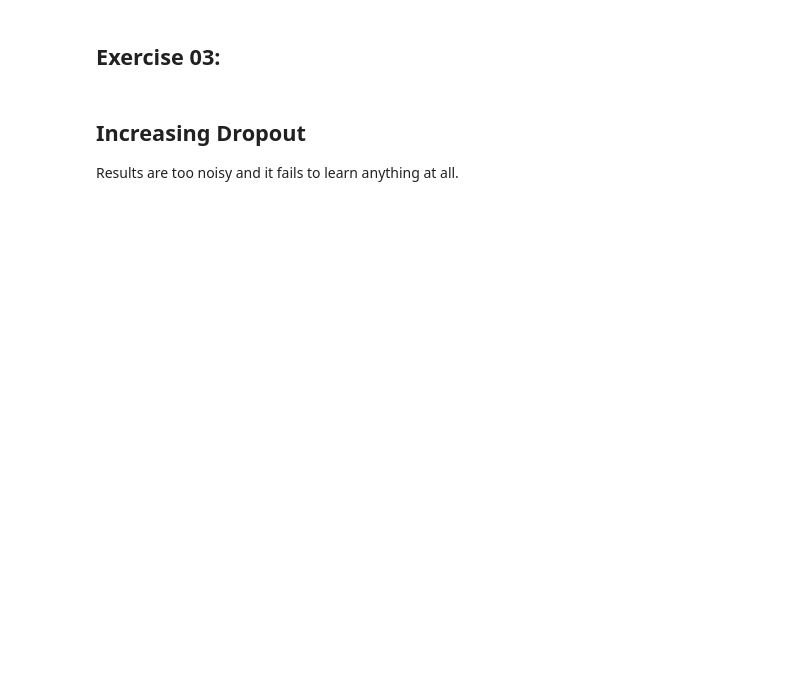
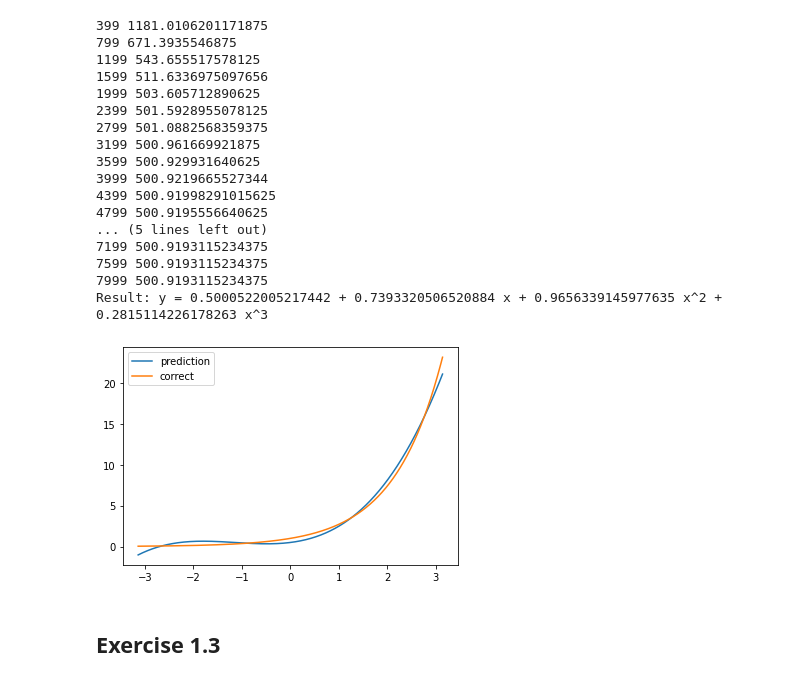
Before and after one commit to jonathanfrawley/machine_learning_course, a Jupyter notebook: exercises/exercises_01_answers.ipynb, the cells around one changed output. Saved outputs shown, nothing was run; the diff lists cells and outputs as text; code cells hidden in the pictures; blank space fills up the shorter version.

Commit message:
Draft of exercises and slides 1

```diff
--- a/exercises/exercises_01_answers.ipynb
+++ b/exercises/exercises_01_answers.ipynb
@@ -460,5 +107,63 @@ Images:
+# %%
+def polynomial_fit_pytorch(x):
+    y = torch.exp(x)
+
+    model = Polynomial3()
+
+    # Construct our loss function and an Optimizer. The call to model.parameters()
+    # in the SGD constructor will contain the learnable parameters of the nn.Linear
+    # module which is members of the model.
+    criterion = torch.nn.MSELoss(reduction='sum')
+    optimizer = torch.optim.SGD(model.parameters(), lr=1e-6)
+
+    for t in range(8000):
+        # Forward pass: Compute predicted y by passing x to the model
+        y_pred = model(x)
+
+        # Compute and print loss
+        loss = criterion(y_pred, y)
+        if t % 400 == 399:
+            print(t, loss.item())
+
+        # Zero gradients, perform a backward pass, and update the weights.
+        optimizer.zero_grad()
+        loss.backward()
+        optimizer.step()
+    return model
+# %%
+# Run this to test your code
+
+def show_result():
+    print(f'Result: y = {a} + {b} x + {c} x^2 + {d} x^3')
+    x_data = np.linspace(-math.pi, math.pi, 2000)
+    y_data = model.a.item() + model.b.item()*x_data + model.c.item()*np.power(x_data,2) + model.d.item()*np.power(x_data,3)
+    fig, ax = plt.subplots()
+    ax.plot(x_data, y_data, label='prediction')
+    ax.plot(x_data, np.exp(x_data), label='correct')
+    ax.legend()
+    plt.show()
+
+model = polynomial_fit_pytorch(torch.linspace(-math.pi, math.pi, 2000))
+show_result()
+np.testing.assert_allclose((model.a.item(),model.b.item(),model.c.item(),model.d.item()), (0.500051380635291, 0.7393321213180061, 0.9656340560418195, 0.28151141256621487), rtol=1e-1)
+# %% [output]
+399 1181.0106201171875
+799 671.3935546875
+1199 543.655517578125
+1599 511.6336975097656
+1999 503.605712890625
+2399 501.5928955078125
+2799 501.0882568359375
+3199 500.961669921875
+3599 500.929931640625
+3999 500.9219665527344
+4399 500.91998291015625
+4799 500.9195556640625
+... (5 lines left out)
+7199 500.9193115234375
+7599 500.9193115234375
+7999 500.9193115234375
+Result: y = 0.5000522005217442 + 0.7393320506520884 x + 0.9656339145977635 x^2 + 0.2815114226178263 x^3
+[figure, added]
 # %% [markdown]
-## Exercise 03:
+## Exercise 1.3
-# %% [markdown]
-## Increasing Dropout
-Results are too noisy and it fails to learn anything at all.
```
Also changed, not shown: parts of 14 cells of this notebook, 4 other files.
